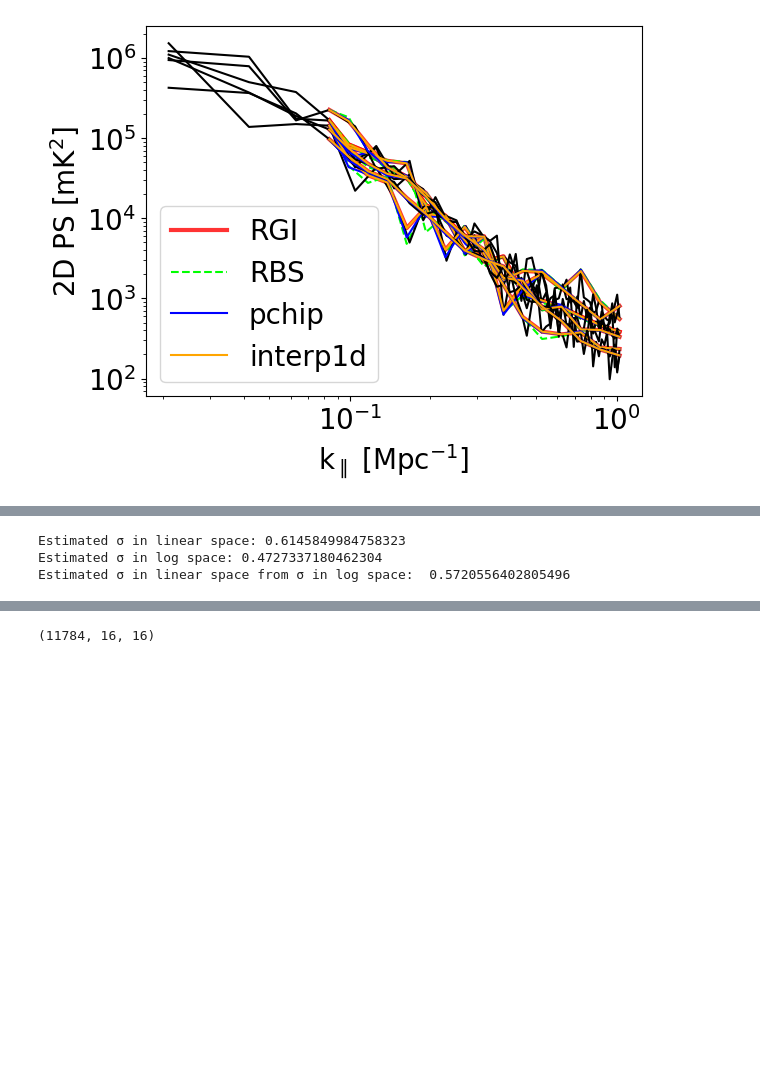
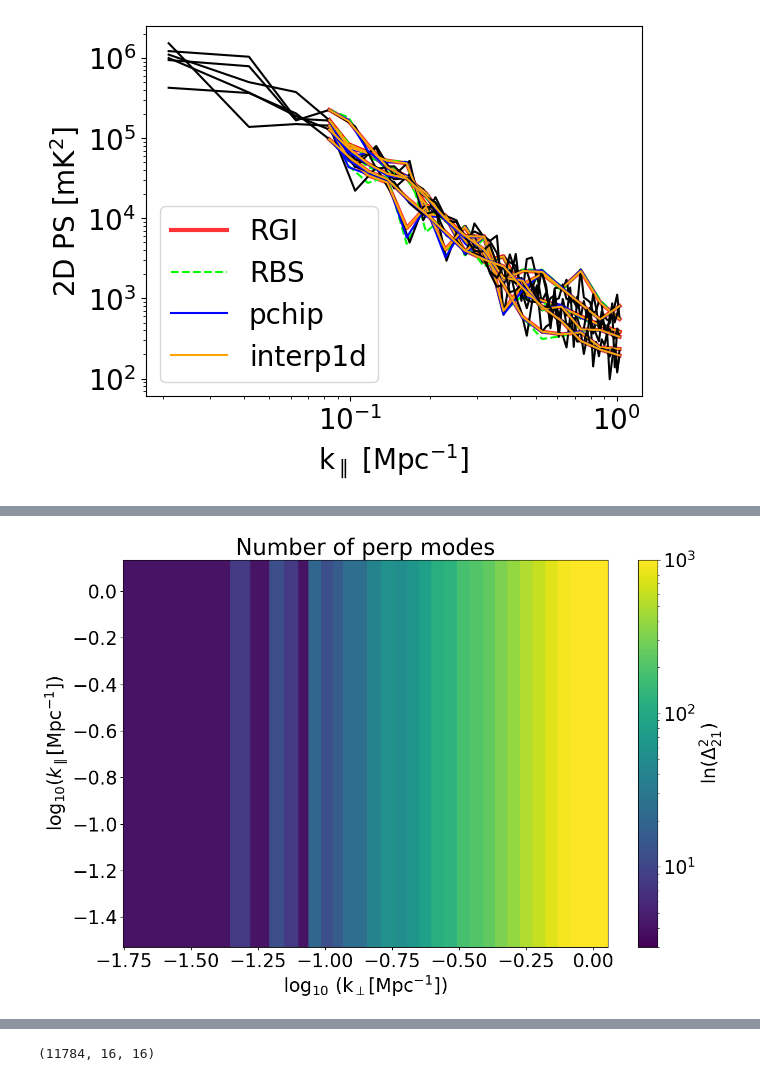
Before and after one commit to DanielaBreitman/21cmPSDenoiser, a Jupyter notebook: CV_PS_database.ipynb, the cells around one changed output, grey strips where cells are left out. Drawn from its saved outputs; the diff is of its cells as text; code cells hidden in the pictures; blank space fills up the shorter version.

```diff
--- a/CV_PS_database.ipynb
+++ b/CV_PS_database.ipynb
@@ -92,11 +111,24 @@ floor = np.sqrt(1e-4)
+# %%
+imshow_error_2D(Ngrid,label = r'ln$(\Delta_{21}^2)$', title1 = 'Number of perp modes',
+                    xs_plot = np.log10(kperp), ys_plot = np.log10(new_kpar),
+                    log = True, vmin = 3, vmax = 1000)
+# %% [output]
+[figure, added]
 # %%
-samples = abs(np.random.normal(0,1,1000))
-print('Estimated σ in linear space:', np.mean((samples - np.mean(samples))**2)**0.5)
-logsamples = np.log10(samples)
-stdlog = np.mean((logsamples - np.mean(logsamples))**2)**0.5
-print('Estimated σ in log space:', stdlog)
-print('Estimated σ in linear space from σ in log space: ', np.mean((samples - np.mean(samples))**2) / np.mean(samples)**2)
+diffs = []
+for i in np.arange(0,10):
+    this_mean_errs = []
+    for j in range(100):
+        samples = abs(np.random.normal(i,1,1000))
+        stdlin = np.mean((samples - np.mean(samples))**2)**0.5
+        #print('Estimated σ in linear space:', stdlin)
+        logsamples = np.log10(samples)
+        meansamples = np.mean(samples)
+        meanlog = np.mean(logsamples)
+        stdlog = np.mean((logsamples - np.mean(logsamples))**2)**0.5
+        #print('Estimated σ in log space:', stdlog)
+        #Find mu:
+        mu = 2*(meanlog - meansamples)/(stdlin**2)
+        #print('Estimated σ in log space from σ in lin space: ', stdlin**2 / np.mean(samples)**2)
+        this_mean_errs.append(abs(((stdlin**2 / np.mean(samples)**2) - stdlog)/stdlog))
+    diffs.append(np.mean(this_mean_errs))
-# %% [output]
-Estimated σ in linear space: 0.6145849984758323
-Estimated σ in log space: 0.4727337180462304
-Estimated σ in linear space from σ in log space:  0.5720556402805496
```
Also changed, not shown: parts of 56 cells of this notebook, 1 other file.
